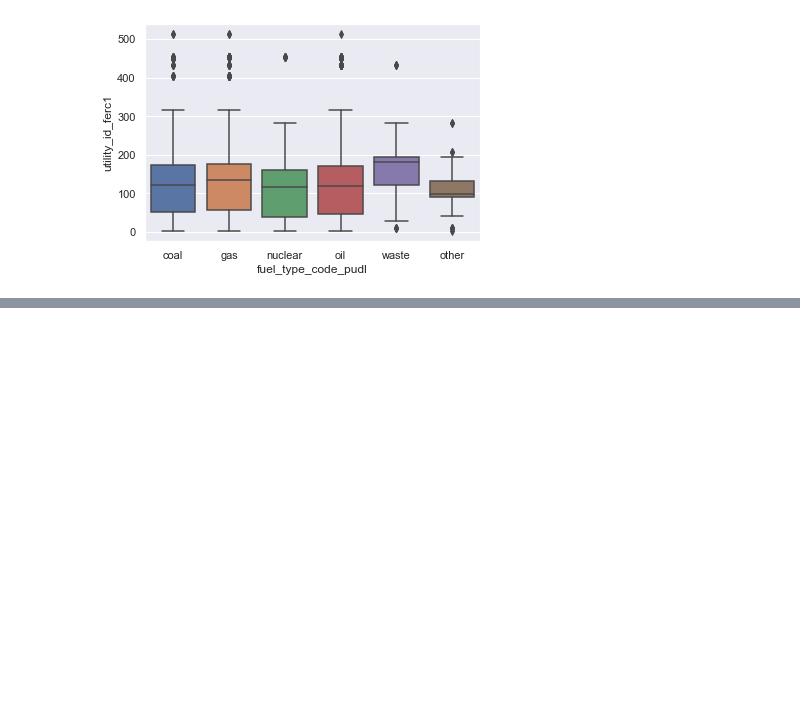
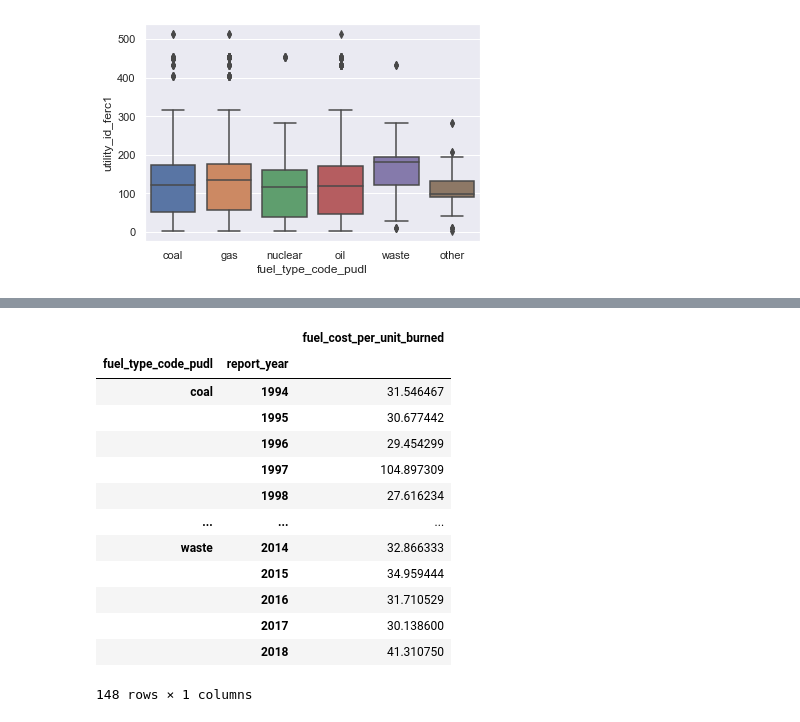
Before and after one commit to AninFreddy01/Hamoye_internship2020, a Jupyter notebook: STAGE A/fuel_ferc_analysis.ipynb, the cells around one changed output, grey strips where cells are left out. Drawn from its saved outputs; the diff is of its cells as text; code cells hidden in the pictures; blank space fills up the shorter version.

```diff
--- a/STAGE A/fuel_ferc_analysis.ipynb
+++ b/STAGE A/fuel_ferc_analysis.ipynb
@@ -192,0 +274,17 @@ df.describe()
+# %%
+df.groupby(['fuel_type_code_pudl','report_year']).agg({'fuel_cost_per_unit_burned':'mean'})
+# %% [output]
+|  |  | fuel_cost_per_unit_burned |
+| fuel_type_code_pudl | report_year |  |
+| coal | 1994 | 31.546467 |
+|  | 1995 | 30.677442 |
+|  | 1996 | 29.454299 |
+|  | 1997 | 104.897309 |
+|  | 1998 | 27.616234 |
+| ... | ... | ... |
+| waste | 2014 | 32.866333 |
+|  | 2015 | 34.959444 |
+|  | 2016 | 31.710529 |
+|  | 2017 | 30.138600 |
+|  | 2018 | 41.310750 |
+148 rows × 1 columns
```
Also changed, not shown: parts of 8 cells of this notebook.
